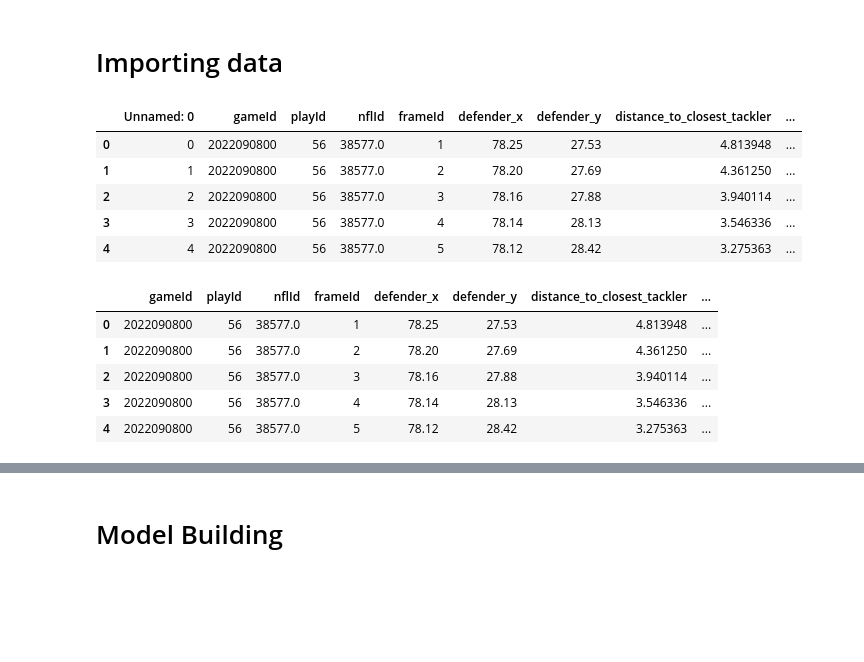
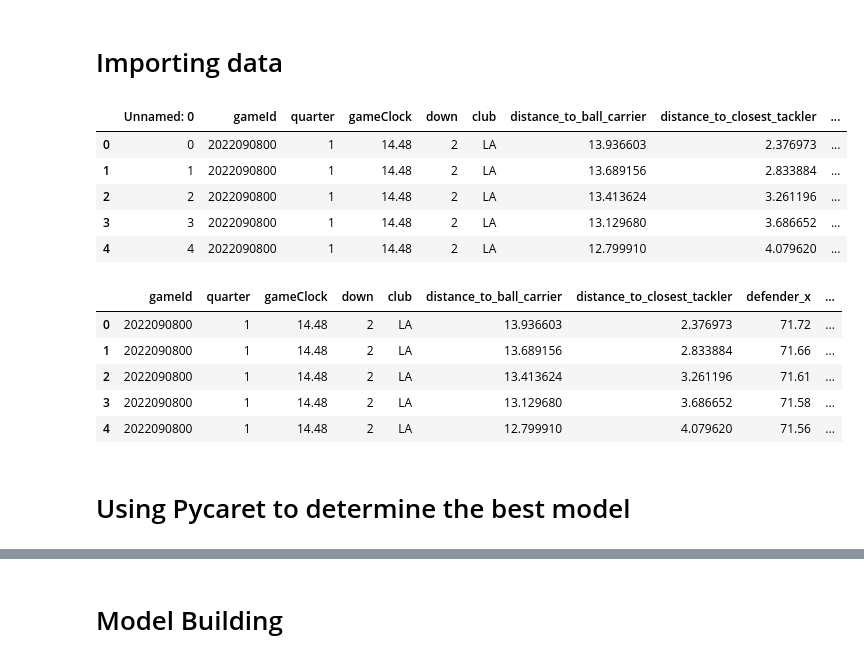
Before and after one commit to HimalKarkal/NFL, a Jupyter notebook: Machine_Learning.ipynb, the cells around one changed output, grey strips where cells are left out. Drawn from its saved outputs; the diff is of its cells as text; code cells hidden in the pictures; blank space fills up the shorter version.

```diff
--- a/Machine_Learning.ipynb
+++ b/Machine_Learning.ipynb
@@ -9,15 +9,15 @@ In this notebook, I will use the dataframe of features selected to train a Machi
 # %%
 import pandas as pd
 
-x = pd.read_csv('/content/drive/MyDrive/Colab Notebooks/Data.csv')
+x = pd.read_csv('/content/drive/MyDrive/Colab Notebooks/data.csv')
 x.head()
 # %% [output]
-|  | Unnamed: 0 | gameId | playId | nflId | frameId | defender_x | defender_y | distance_to_closest_tackler | ... |
-| 0 | 0 | 2022090800 | 56 | 38577.0 | 1 | 78.25 | 27.53 | 4.813948 | ... |
-| 1 | 1 | 2022090800 | 56 | 38577.0 | 2 | 78.20 | 27.69 | 4.361250 | ... |
-| 2 | 2 | 2022090800 | 56 | 38577.0 | 3 | 78.16 | 27.88 | 3.940114 | ... |
-| 3 | 3 | 2022090800 | 56 | 38577.0 | 4 | 78.14 | 28.13 | 3.546336 | ... |
-| 4 | 4 | 2022090800 | 56 | 38577.0 | 5 | 78.12 | 28.42 | 3.275363 | ... |
+|  | Unnamed: 0 | gameId | quarter | gameClock | down | club | distance_to_ball_carrier | distance_to_closest_tackler | ... |
+| 0 | 0 | 2022090800 | 1 | 14.48 | 2 | LA | 13.936603 | 2.376973 | ... |
+| 1 | 1 | 2022090800 | 1 | 14.48 | 2 | LA | 13.689156 | 2.833884 | ... |
+| 2 | 2 | 2022090800 | 1 | 14.48 | 2 | LA | 13.413624 | 3.261196 | ... |
+| 3 | 3 | 2022090800 | 1 | 14.48 | 2 | LA | 13.129680 | 3.686652 | ... |
+| 4 | 4 | 2022090800 | 1 | 14.48 | 2 | LA | 12.799910 | 4.079620 | ... |
 # %%
 data = x.copy()
 # %%
@@ -25,9 +25,11 @@ data = x.copy()
 data.drop(['Unnamed: 0'], axis=1, inplace=True)
 data.head()
 # %% [output]
-|  | gameId | playId | nflId | frameId | defender_x | defender_y | distance_to_closest_tackler | ... |
-| 0 | 2022090800 | 56 | 38577.0 | 1 | 78.25 | 27.53 | 4.813948 | ... |
-| 1 | 2022090800 | 56 | 38577.0 | 2 | 78.20 | 27.69 | 4.361250 | ... |
-| 2 | 2022090800 | 56 | 38577.0 | 3 | 78.16 | 27.88 | 3.940114 | ... |
-| 3 | 2022090800 | 56 | 38577.0 | 4 | 78.14 | 28.13 | 3.546336 | ... |
-| 4 | 2022090800 | 56 | 38577.0 | 5 | 78.12 | 28.42 | 3.275363 | ... |
+|  | gameId | quarter | gameClock | down | club | distance_to_ball_carrier | distance_to_closest_tackler | defender_x | ... |
+| 0 | 2022090800 | 1 | 14.48 | 2 | LA | 13.936603 | 2.376973 | 71.72 | ... |
+| 1 | 2022090800 | 1 | 14.48 | 2 | LA | 13.689156 | 2.833884 | 71.66 | ... |
+| 2 | 2022090800 | 1 | 14.48 | 2 | LA | 13.413624 | 3.261196 | 71.61 | ... |
+| 3 | 2022090800 | 1 | 14.48 | 2 | LA | 13.129680 | 3.686652 | 71.58 | ... |
+| 4 | 2022090800 | 1 | 14.48 | 2 | LA | 12.799910 | 4.079620 | 71.56 | ... |
+# %% [markdown]
+# Using Pycaret to determine the best model
```
Also changed, not shown: parts of 13 cells of this notebook.
